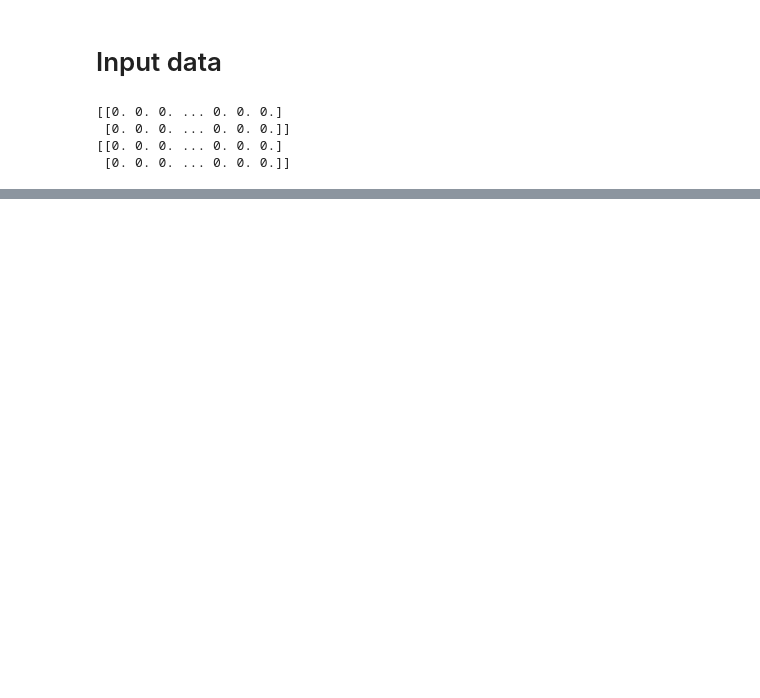
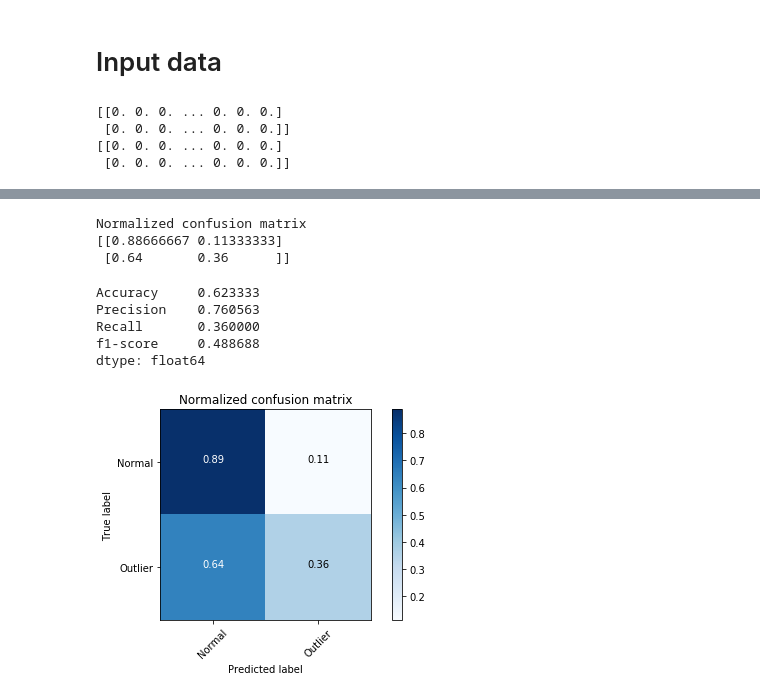
Before and after one commit to DEKHTIARJonathan/DeepOneClass, a Jupyter notebook: source_files/main.ipynb, the cells around one changed output, grey strips where cells are left out. Cells and saved outputs as stored; diff of their text form; code cells hidden in the pictures; blank space fills up the shorter version.

```diff
--- a/source_files/main.ipynb
+++ b/source_files/main.ipynb
@@ -29,0 +29,4 @@ with tf.Session() as sess:
+# %%
+test_csv_path = os.path.join('..', 'data/DAGM 2007 - Splitted', str(class_nbr), 'test_files.csv')
+df = pd.read_csv(test_csv_path, sep=",")
+df.head()
@@ -101,0 +154,5 @@ True
+# %%
+from sklearn.svm import OneClassSVM
+
+ocsvm = OneClassSVM(kernel='linear', nu=0.7)
+ocsvm.fit(x_train)
@@ -101,0 +163,3 @@ True
+# %%
+sklearn_predictions = ocsvm.predict(x_test)
+sklearn_predictions.shape
@@ -101,0 +262,12 @@ True
+# %%
+evaluation_summary(y_true, sklearn_predictions, plot_cm=True)
+# %% [output]
+Normalized confusion matrix
+[[0.88666667 0.11333333]
+ [0.64       0.36      ]]
+Accuracy     0.623333
+Precision    0.760563
+Recall       0.360000
+f1-score     0.488688
+dtype: float64
+[figure, added]
```
Also changed, not shown: parts of 27 cells of this notebook, 2 other files.
